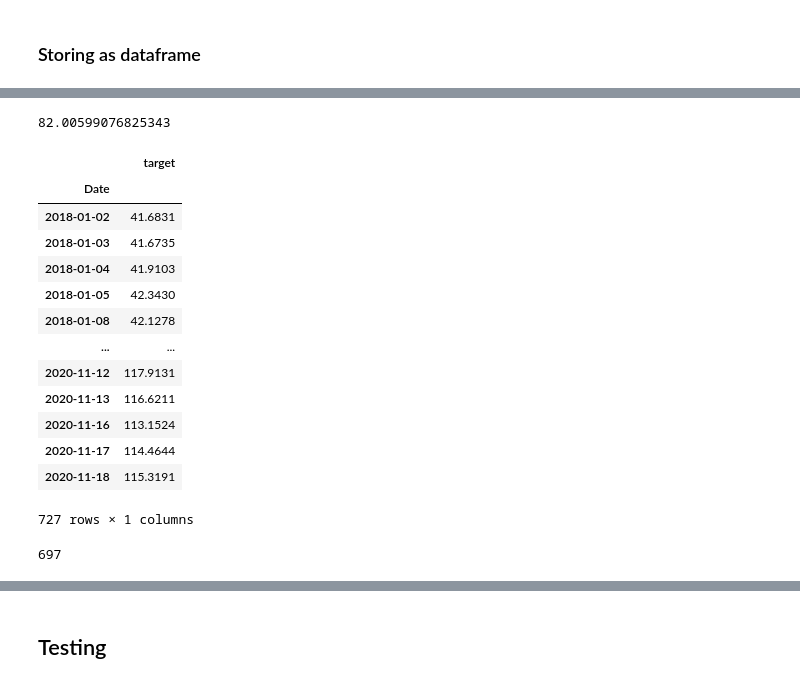
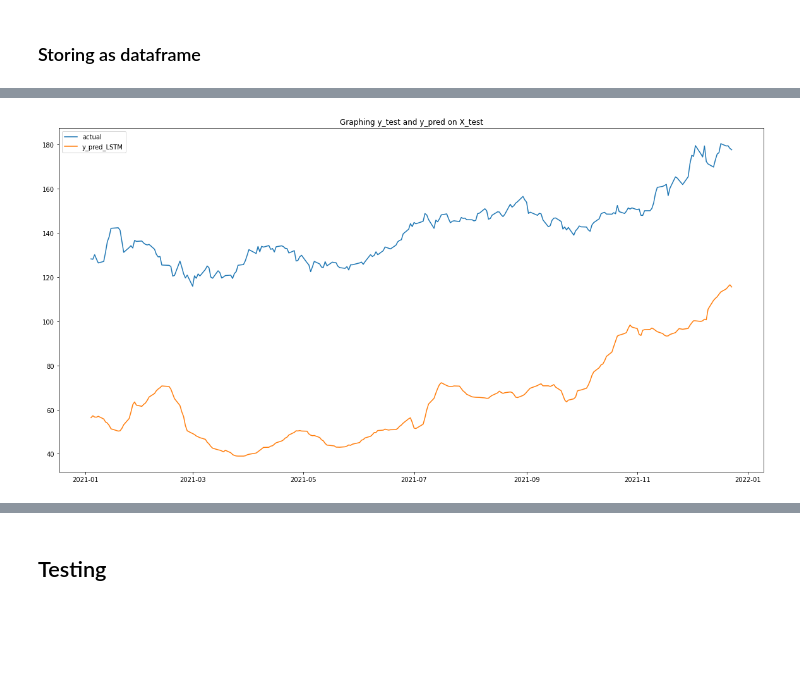
Before and after one commit to ivanlimsy/iOracle, a Jupyter notebook: notebooks/iOracle Deep Learning Ivan.ipynb, the cells around one changed output, grey strips where cells are left out. Cells and saved outputs as stored; diff of their text form; code cells hidden in the pictures; blank space fills up the shorter version.

```diff
--- a/notebooks/iOracle Deep Learning Ivan.ipynb
+++ b/notebooks/iOracle Deep Learning Ivan.ipynb
@@ -766,6 +766,7 @@ def transform_data(df, params):
         X_train.append(np.array(X_train_df.iloc[(i-params['hist_days']+1):i+1,:]))
         #(29+5):0 >> 34:0
         y_train.append(np.array(y_train_df.iloc[i,0]))
+    y_train_df = y_train_df.iloc[(params['hist_days']-1):-1,:]
 
     #Preparing sequences of features for X_val and targets for y_val
     X_val = []
@@ -854,29 +846,11 @@ DatetimeIndex(['2021-01-04', '2021-01-05', '2021-01-06', '2021-01-07',
-# %%
-result['error'] = (result['actual']-result['y_pred_LSTM'])
-# %%
-result['error'].mean()**0.5
-# %% [output]
-82.00599076825343
+# %%
+plt.figure(figsize=(20,10))
+plt.plot(result.index, result['actual'], label='actual')
+plt.plot(result.index, result['y_pred_LSTM'], label='y_pred_LSTM')
+plt.legend()
+plt.title("Graphing y_test and y_pred on X_test")
+plt.show()
+# %% [output]
+[figure, added]
 # %%
 y_train_pred = model.predict(X_train)
-# new_y_train_pred = np.reshape(y_train, (697)).shape
-y_train_df
-# %% [output]
-|  | target |
-| Date |  |
-| 2018-01-02 | 41.6831 |
-| 2018-01-03 | 41.6735 |
-| 2018-01-04 | 41.9103 |
-| 2018-01-05 | 42.3430 |
-| 2018-01-08 | 42.1278 |
-| ... | ... |
-| 2020-11-12 | 117.9131 |
-| 2020-11-13 | 116.6211 |
-| 2020-11-16 | 113.1524 |
-| 2020-11-17 | 114.4644 |
-| 2020-11-18 | 115.3191 |
-727 rows × 1 columns
-# %%
-len()
-# %% [output]
-697
```
Also changed, not shown: parts of 20 cells of this notebook, 1 other file.
